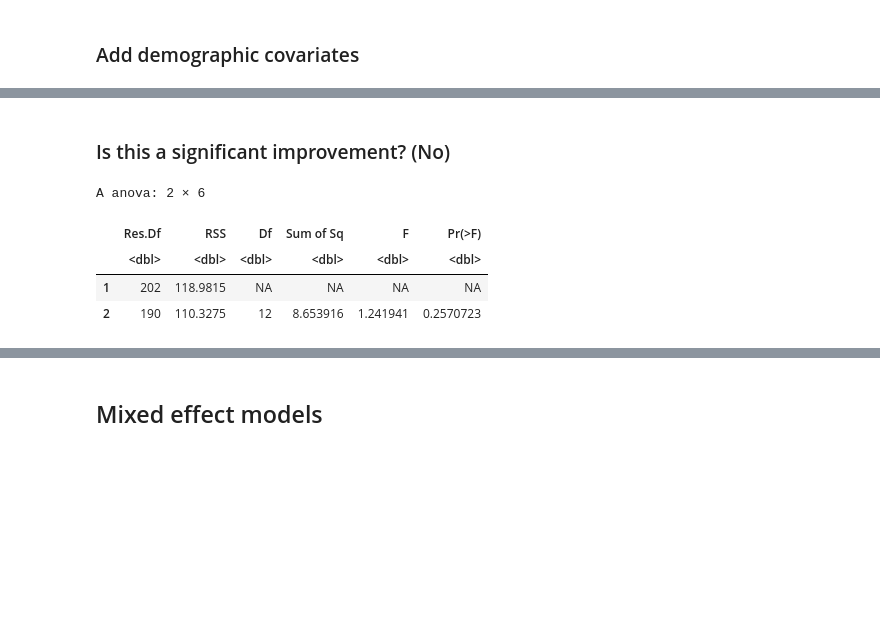
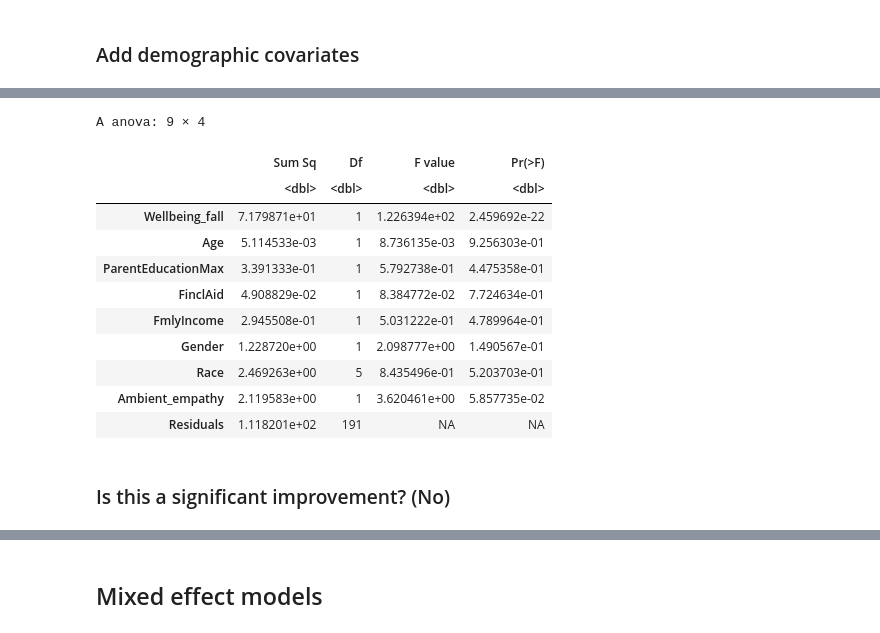
Before and after one commit to snlstanford/Communities-Project, a Jupyter notebook: analysis/2018/Analysis - Does your dorm matter? In R.ipynb, the cells around one changed output, grey strips where cells are left out. Cells and saved outputs as stored; diff of their text form; code cells hidden in the pictures; blank space fills up the shorter version.

```diff
--- a/analysis/2018/Analysis - Does your dorm matter? In R.ipynb
+++ b/analysis/2018/Analysis - Does your dorm matter? In R.ipynb
@@ -209,0 +190,4 @@ F-statistic: 12.28 on 13 and 190 DF,  p-value: < 2.2e-16
+# %%
+print(demo_equation)
+model_demos = lm(as.formula(demo_equation), df)
+summary(model_demos)
@@ -210,10 +213,17 @@ F-statistic: 12.28 on 13 and 190 DF,  p-value: < 2.2e-16
+# %%
+Anova(model_demos)
+# %% [output]
+A anova: 9 × 4
+|  | Sum Sq | Df | F value | Pr(>F) |
+|  | <dbl> | <dbl> | <dbl> | <dbl> |
+| Wellbeing_fall | 7.179871e+01 | 1 | 1.226394e+02 | 2.459692e-22 |
+| Age | 5.114533e-03 | 1 | 8.736135e-03 | 9.256303e-01 |
+| ParentEducationMax | 3.391333e-01 | 1 | 5.792738e-01 | 4.475358e-01 |
+| FinclAid | 4.908829e-02 | 1 | 8.384772e-02 | 7.724634e-01 |
+| FmlyIncome | 2.945508e-01 | 1 | 5.031222e-01 | 4.789964e-01 |
+| Gender | 1.228720e+00 | 1 | 2.098777e+00 | 1.490567e-01 |
+| Race | 2.469263e+00 | 5 | 8.435496e-01 | 5.203703e-01 |
+| Ambient_empathy | 2.119583e+00 | 1 | 3.620461e+00 | 5.857735e-02 |
+| Residuals | 1.118201e+02 | 191 | NA | NA |
 # %% [markdown]
 ### Is this a significant improvement? (No)
-# %%
-anova(model1, model2)
-# %% [output]
-A anova: 2 × 6
-|  | Res.Df | RSS | Df | Sum of Sq | F | Pr(>F) |
-|  | <dbl> | <dbl> | <dbl> | <dbl> | <dbl> | <dbl> |
-| 1 | 202 | 118.9815 | NA | NA | NA | NA |
-| 2 | 190 | 110.3275 | 12 | 8.653916 | 1.241941 | 0.2570723 |
```
Also changed, not shown: parts of 25 cells of this notebook.
